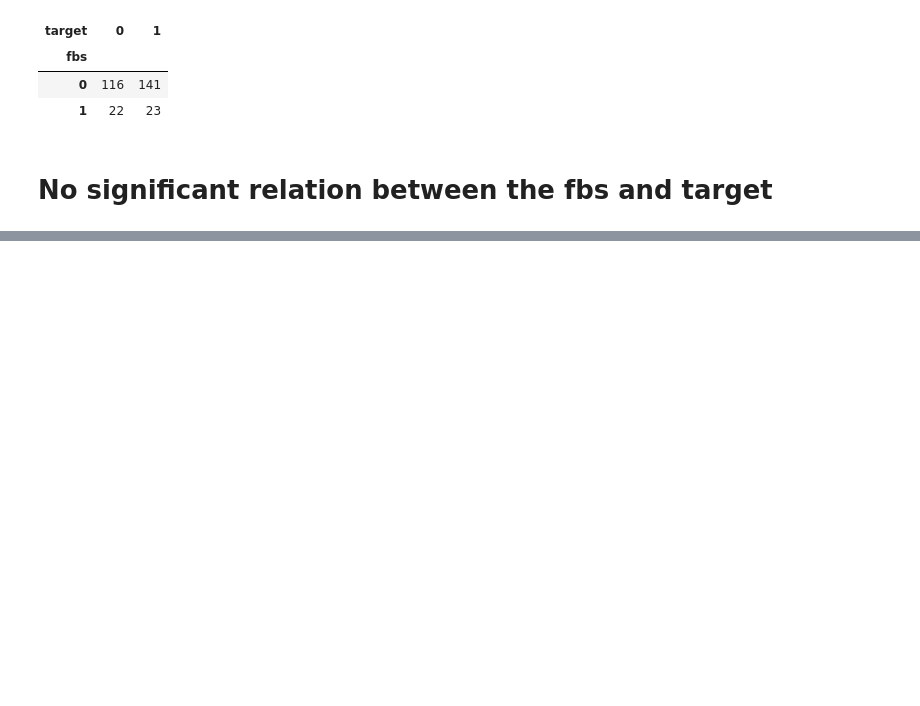
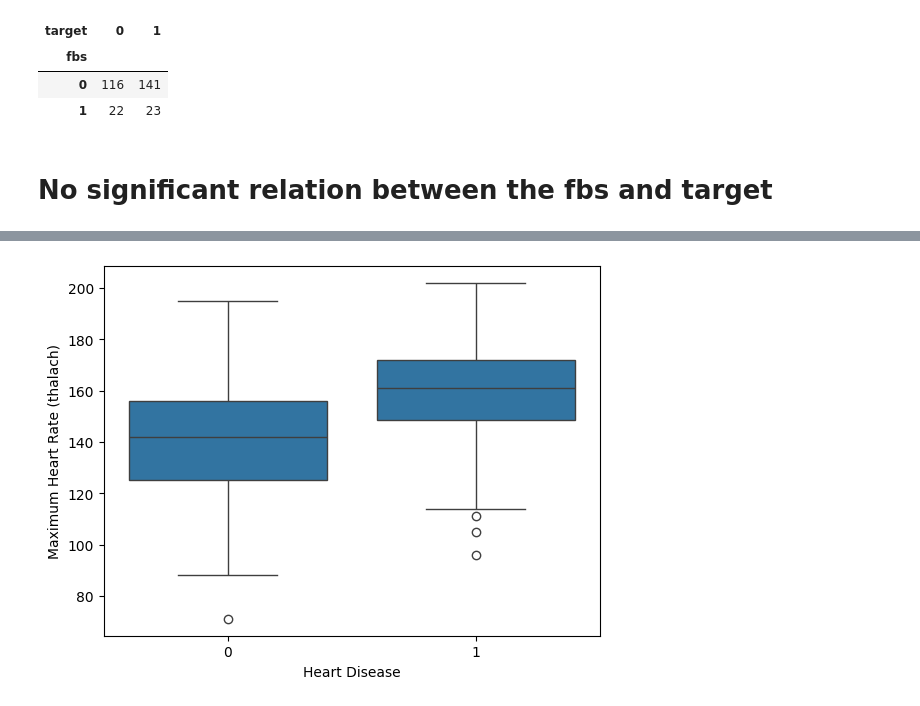
Before and after one commit to medisumeet/Heart-Disease-Prediction, a Jupyter notebook: heart-disease-prediction.ipynb, the cells around one changed output, grey strips where cells are left out. Cells and saved outputs as stored; diff of their text form; code cells hidden in the pictures; blank space fills up the shorter version.

Commit message:
Kaggle Notebook | Comparative study on Heart Disease Prediction | Version 4

```diff
--- a/heart-disease-prediction.ipynb
+++ b/heart-disease-prediction.ipynb
@@ -407,0 +485,8 @@ fbs_target
+# %%
+sns.boxplot(x='target', y='thalach', data=df)
+
+plt.xlabel("Heart Disease")
+plt.ylabel("Maximum Heart Rate (thalach)")
+plt.show()
+# %% [output]
+[figure, added]
```
Also changed, not shown: parts of 14 cells of this notebook.
